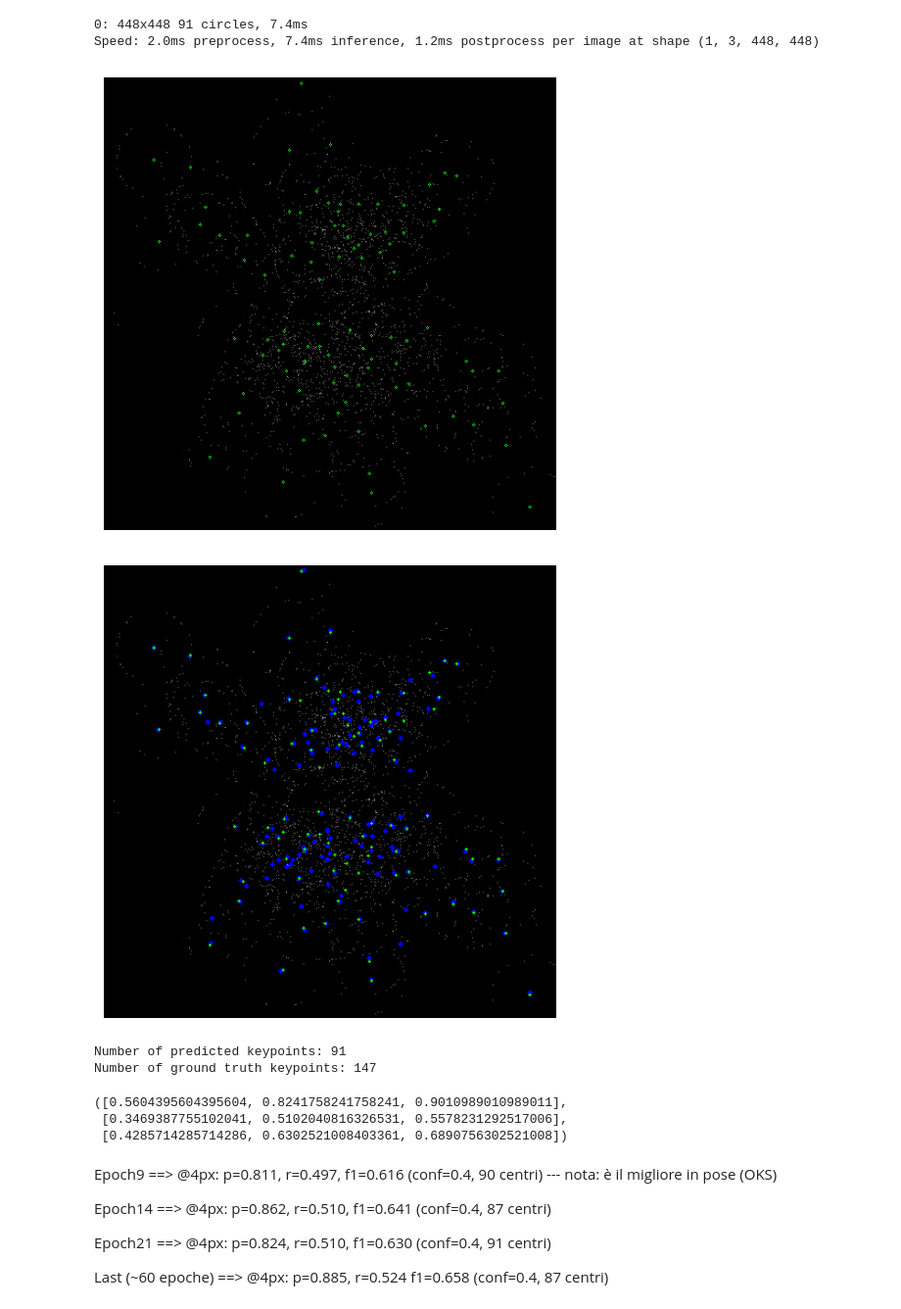
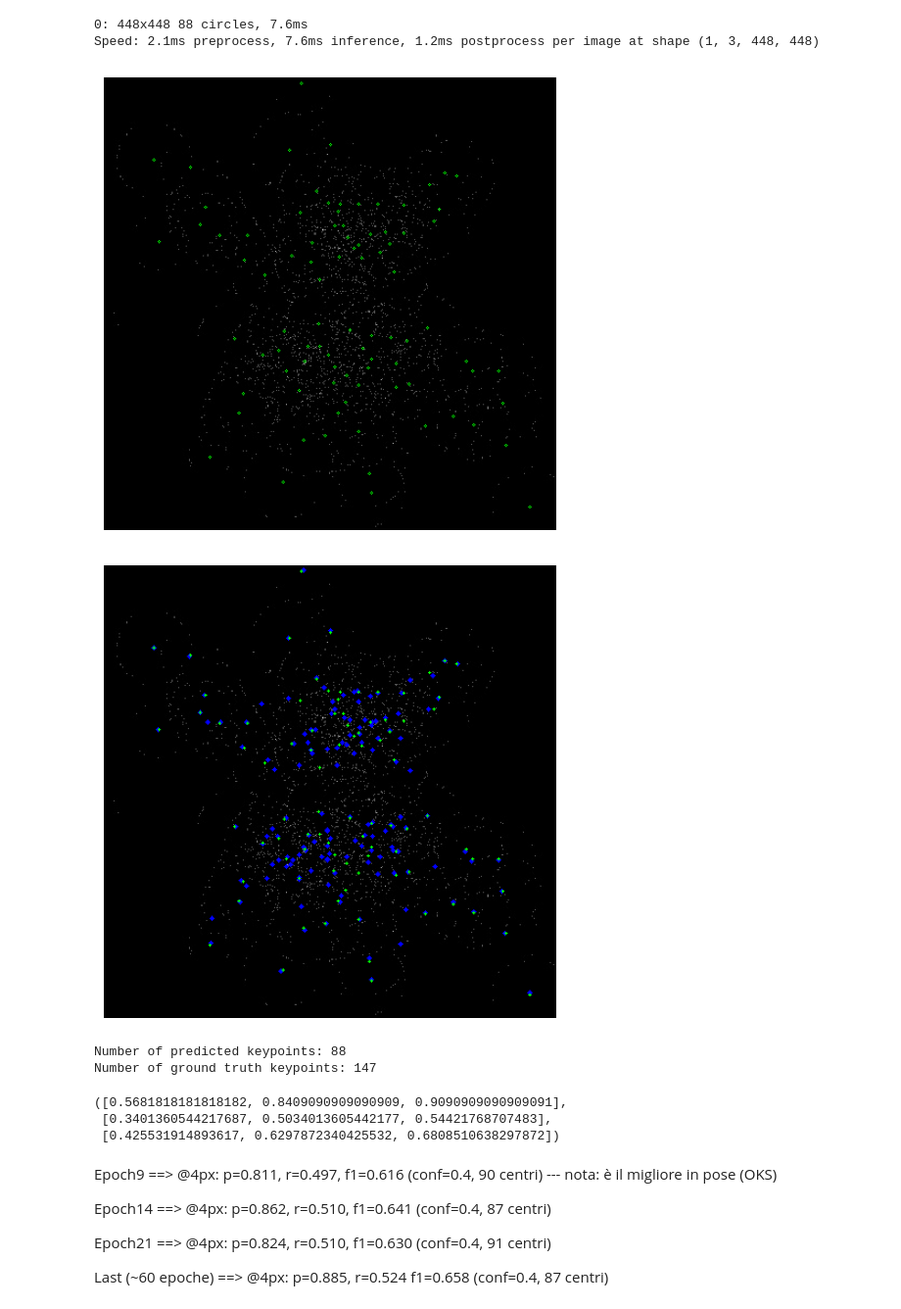
Before and after one commit to DanieleGhezzi25/A-Machine-Learning-Approach-for-Particle-Tracking-in-RICH-Detectors, a Jupyter notebook: KeyPoint_Detection/SharedDataset/420px/inference_YOLO420px.ipynb, the cells around one changed output. Shown at 98% size. Saved outputs shown, nothing was run; the diff lists cells and outputs as text; code cells hidden in the pictures.

```diff
--- a/KeyPoint_Detection/SharedDataset/420px/inference_YOLO420px.ipynb
+++ b/KeyPoint_Detection/SharedDataset/420px/inference_YOLO420px.ipynb
@@ -1,34 +1,34 @@
 # %%
 import sys
 
 sys.path.append(r'/user/gr1/delphi/dghezzi/KeyPoint_Detection')
 
 import KP as kpl
 import numpy as np
 
 image_path = r'/user/gr1/delphi/dghezzi/KeyPoint_Detection/SharedDataset/420px/Prova420.jpg'
 txt_path = r'/user/gr1/delphi/dghezzi/KeyPoint_Detection/SharedDataset/420px/Prova420.txt'
 model_path = '/user/gr1/delphi/dghezzi/KeyPoint_Detection/SharedDataset/420px/training_output/weights/epoch21.pt'
 
-results = kpl.inference(image_path, model_path, confidence=0.4, show_image=True, save_image=False)
+results = kpl.inference(image_path, model_path, confidence=0.42, show_image=True, save_image=False)
 kpl.show_with_MCpoints(results, image_path, txt_path, show_image=True, save_image=False, img_size=(420, 420))
 
 pred_points = kpl.keypoints_from_result(results[0])
 gt_points = kpl.keypoints_from_txt(txt_path, img_size=(420, 420))
 print(f'Number of predicted keypoints: {len(pred_points)}')
 print(f'Number of ground truth keypoints: {len(gt_points)}')
 
 kpl.compute_pck_metrics(pred_points, gt_points, thresholds=[2,4,6])
 # %% [output]
-0: 448x448 91 circles, 7.4ms
-Speed: 2.0ms preprocess, 7.4ms inference, 1.2ms postprocess per image at shape (1, 3, 448, 448)
+0: 448x448 88 circles, 7.6ms
+Speed: 2.1ms preprocess, 7.6ms inference, 1.2ms postprocess per image at shape (1, 3, 448, 448)
-[figure, old version]
+[figure, new version]
-[figure, old version]
+[figure, new version]
-Number of predicted keypoints: 91
+Number of predicted keypoints: 88
 Number of ground truth keypoints: 147
-([0.5604395604395604, 0.8241758241758241, 0.9010989010989011],
- [0.3469387755102041, 0.5102040816326531, 0.5578231292517006],
- [0.4285714285714286, 0.6302521008403361, 0.6890756302521008])
+([0.5681818181818182, 0.8409090909090909, 0.9090909090909091],
+ [0.3401360544217687, 0.5034013605442177, 0.54421768707483],
+ [0.425531914893617, 0.6297872340425532, 0.6808510638297872])
 # %% [markdown]
 Epoch9 ==> @4px: p=0.811, r=0.497, f1=0.616 (conf=0.4, 90 centri) --- nota: è il migliore in pose (OKS)
 
```
Also changed, not shown: parts of 6 cells of this notebook, 38 other files.
